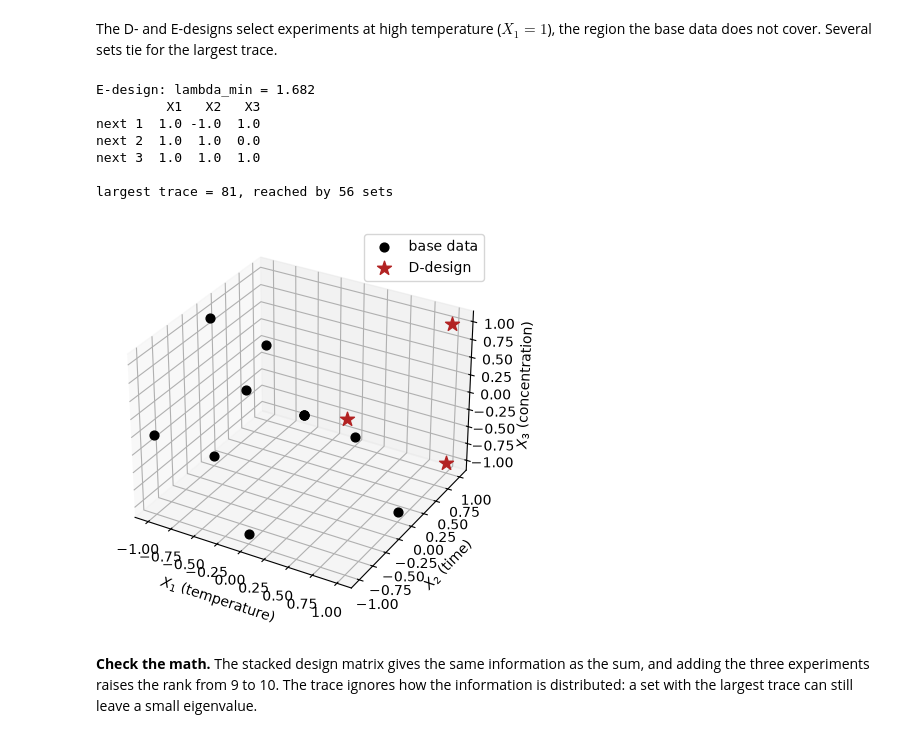
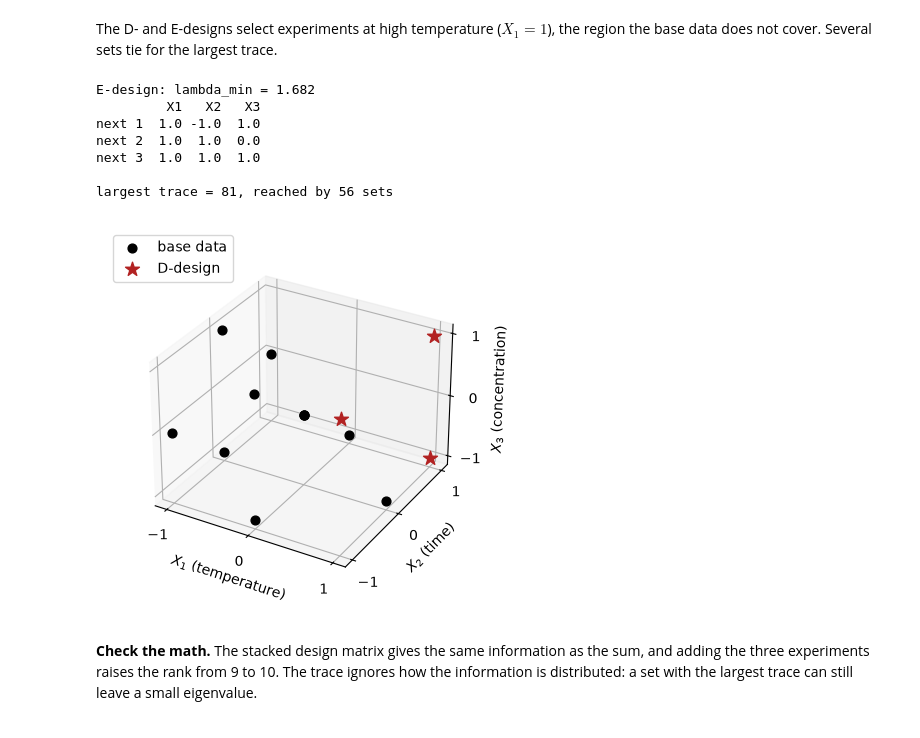
Before and after one commit to vzavala/DoE, a Jupyter notebook: Python/DOptimalDesign.ipynb, the cells around one changed output. Drawn from its saved outputs; the diff is of its cells as text; code cells hidden in the pictures.

```diff
--- a/Python/DOptimalDesign.ipynb
+++ b/Python/DOptimalDesign.ipynb
@@ -94,25 +94,27 @@ does not cover. Several sets tie for the largest trace.
 # %%
 e = np.argmax(lam_min)
 print(f"E-design: lambda_min = {lam_min[e]:.3f}")
 print(pd.DataFrame(cand[list(sets[e])], columns=["X1", "X2", "X3"], index=["next 1", "next 2", "next 3"]))
 n_tie = np.sum(np.isclose(trace, trace.max()))
 print(f"\nlargest trace = {trace.max():.0f}, reached by {n_tie} sets")
 
 fig = plt.figure(figsize=(5.5, 5))
 ax = fig.add_subplot(projection="3d")
 ax.scatter(*x_b.T, color="black", s=40, label="base data", depthshade=False)
 ax.scatter(*cand[list(sets[d])].T, color="firebrick", s=110, marker="*", label="D-design", depthshade=False)
 ax.set_xlabel("$X_1$ (temperature)"); ax.set_ylabel("$X_2$ (time)"); ax.set_zlabel("$X_3$ (concentration)")
-ax.legend(); plt.show()
+ax.set_xticks([-1, 0, 1]); ax.set_yticks([-1, 0, 1]); ax.set_zticks([-1, 0, 1])
+ax.set_box_aspect(None, zoom=0.88)
+ax.legend(loc="upper left"); plt.show()
 # %% [output]
 E-design: lambda_min = 1.682
          X1   X2   X3
 next 1  1.0 -1.0  1.0
 next 2  1.0  1.0  0.0
 next 3  1.0  1.0  1.0
 
 largest trace = 81, reached by 56 sets
-[figure, old version]
+[figure, new version]
 # %% [markdown]
 **Check the math.** The stacked design matrix gives the same information as the sum, and adding the three experiments raises the rank from 9 to 10. The trace ignores how the information is distributed: a set with the largest trace can still leave a small eigenvalue.
 # %%
```
Also changed, not shown: 5 other files.
